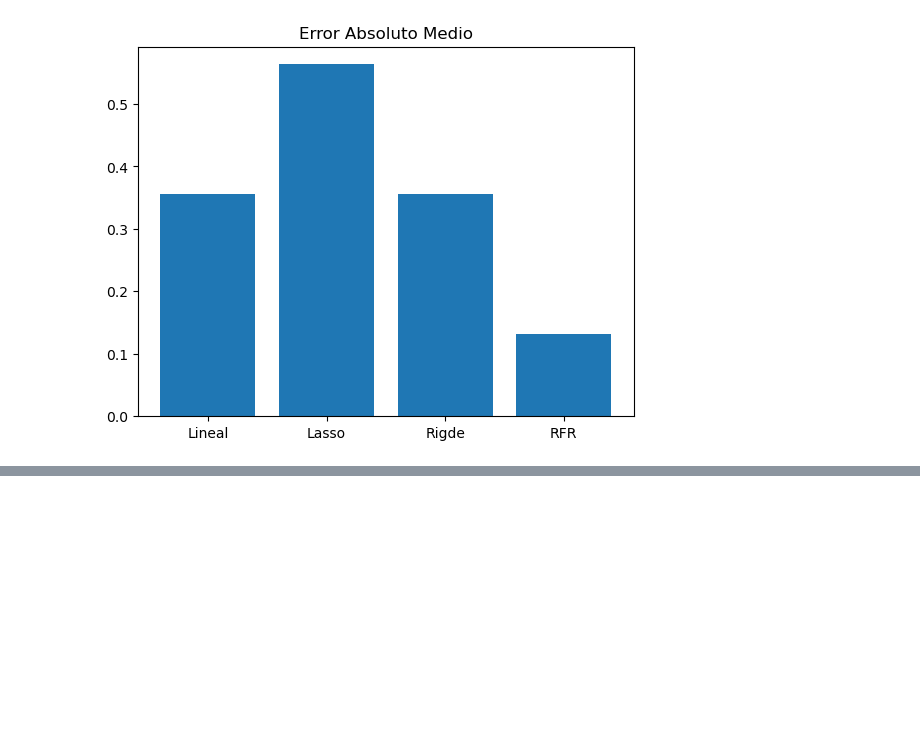
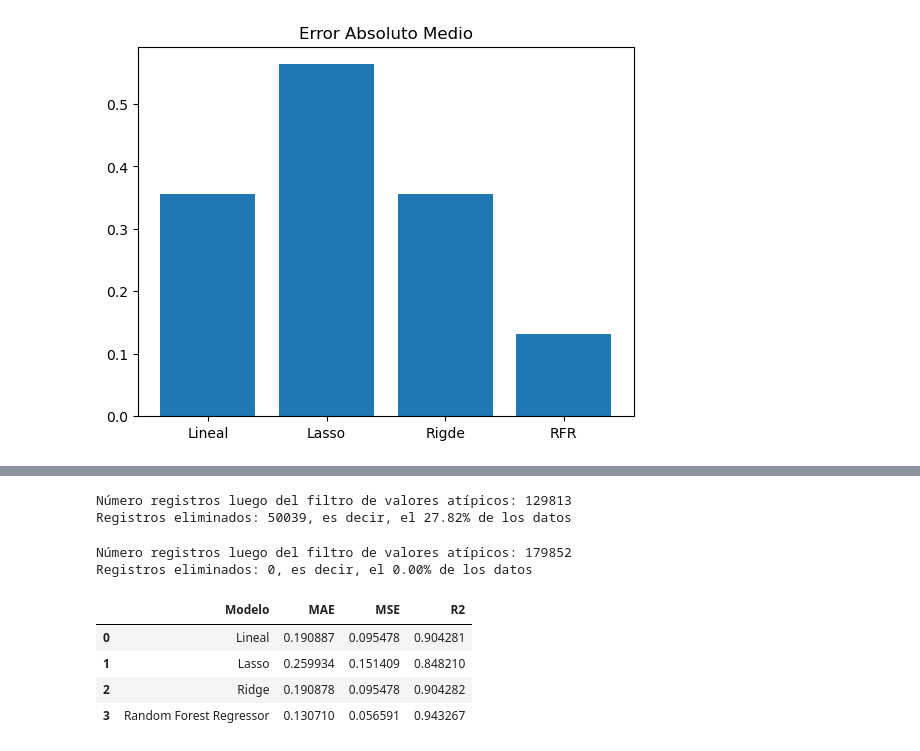
Before and after one commit to imchrisrueda/MSI_DS_2024, a Jupyter notebook: Regresión/regresion_casos.ipynb, the cells around one changed output, grey strips where cells are left out. Drawn from its saved outputs; the diff is of its cells as text; code cells hidden in the pictures; blank space fills up the shorter version.

```diff
--- a/Regresión/regresion_casos.ipynb
+++ b/Regresión/regresion_casos.ipynb
@@ -203,0 +291,34 @@ plt.show()
+# %%
+#Manejo de valores atípicos en columnas numéricas (Parte estadística que ustedes ya conocen)
+data_filt = data.copy()
+#Filtro simple con 1.5^*rango_inter_cuantílico - Asumo distribución normal(comprobar) - eliminar directamente
+for columna in ['emision_co2', 'consumokwh/m2/anio', 'superficie_m2', 'dias_hasta_expiracion']:
+    Q1 = data_filt[columna].quantile(0.25)
+    Q3 = data_filt[columna].quantile(0.75)
+    rango_inter_quantil = Q3 - Q1
+    lim_inf = Q1 - 1.5 * rango_inter_quantil
+    lim_sup = Q3 + 1.5 * rango_inter_quantil
+    data_filt = data_filt[(data_filt[columna] >= lim_inf) & (data_filt[columna] <= lim_sup)]
+
+print(f"Número registros luego del filtro de valores atípicos: {data_filt.shape[0]}")
+print(f"Registros eliminados: {data.shape[0] - data_filt.shape[0]}, es decir, el {(((data.shape[0] - data_filt.shape[0])/data.shape[0])*100):.2f}% de los datos")
+#Como es aproximadamente el 30%, se debería probar otra alternativa que ajuste valores sin borrar
+# %% [output]
+Número registros luego del filtro de valores atípicos: 129813
+Registros eliminados: 50039, es decir, el 27.82% de los datos
+# %%
+#Winsor
+data_filt = data.copy()
+#Filtro simple con rango_inter_cuantílico
+for columna in ['emision_co2', 'consumokwh/m2/anio', 'superficie_m2', 'dias_hasta_expiracion']:
+    Q1 = data_filt[columna].quantile(0.25)
+    Q3 = data_filt[columna].quantile(0.75)
+    rango_inter_quantil = Q3 - Q1
+    data_filt[columna] = data_filt[columna].clip(lower=Q1 - 1.5 * rango_inter_quantil, upper=Q3 + 1.5 * rango_inter_quantil)
+
+print(f"Número registros luego del filtro de valores atípicos: {data_filt.shape[0]}")
+print(f"Registros eliminados: {data.shape[0] - data_filt.shape[0]}, es decir, el {(((data.shape[0] - data_filt.shape[0])/data.shape[0])*100):.2f}% de los datos")
+#Como es aproximadamente el 30%, se debería probar otra alternativa que ajuste valores sin borrar
+# %% [output]
+Número registros luego del filtro de valores atípicos: 179852
+Registros eliminados: 0, es decir, el 0.00% de los datos
@@ -203,0 +333,44 @@ plt.show()
+# %%
+#Modelo
+# Conjunto de entrenamiento y prueba
+X = data_filt.drop('emision_co2', axis=1)
+y = data_filt['emision_co2']
+
+xtrain, xtest, ytrain, ytest = train_test_split(X, y, test_size=0.2, random_state=42)
+
+#Implementación de modelos
+#Voy a crear una pipeline para optimizar lo que vamos probando. Si queremos añadir otros modelos, solo hay que declarar al modelo.
+modelos = {
+    "Lineal": LinearRegression(),
+    "Lasso": Lasso(alpha=0.1),
+    "Ridge": Ridge(alpha=0.1),
+    "Random Forest Regressor": RandomForestRegressor(n_estimators=50, random_state=42)
+}
+#Almacenamos los resultados
+resultados = {"Modelo": [], "MAE": [], "MSE": [], "R2": []}
+
+#Ahora, entrenamos cada modelo y guardamos resultados sobre los valores predichos
+for nombre, modelo in modelos.items():
+    modelo.fit(xtrain, ytrain)
+    y_pred = modelo.predict(xtest)
+
+    mae = mean_absolute_error(ytest, y_pred)
+    mse = mean_squared_error(ytest, y_pred)
+    r2 = r2_score(ytest, y_pred)
+
+    #Tomen en cuenta que los resultados se están obteniendo con una sola prueba sobre los mismos datos.
+    #Se debería usar cross_validation para tener una mejor evaluación de los algoritmos.
+    resultados["Modelo"].append(nombre)
+    resultados["MAE"].append(mae)
+    resultados["MSE"].append(mse)
+    resultados["R2"].append(r2)
+
+#Ver resultados en un dataframe
+resultados_df = pd.DataFrame(resultados)
+resultados_df
+# %% [output]
+|  | Modelo | MAE | MSE | R2 |
+| 0 | Lineal | 0.190887 | 0.095478 | 0.904281 |
+| 1 | Lasso | 0.259934 | 0.151409 | 0.848210 |
+| 2 | Ridge | 0.190878 | 0.095478 | 0.904282 |
+| 3 | Random Forest Regressor | 0.130710 | 0.056591 | 0.943267 |
```
Also changed, not shown: parts of 12 cells of this notebook.
